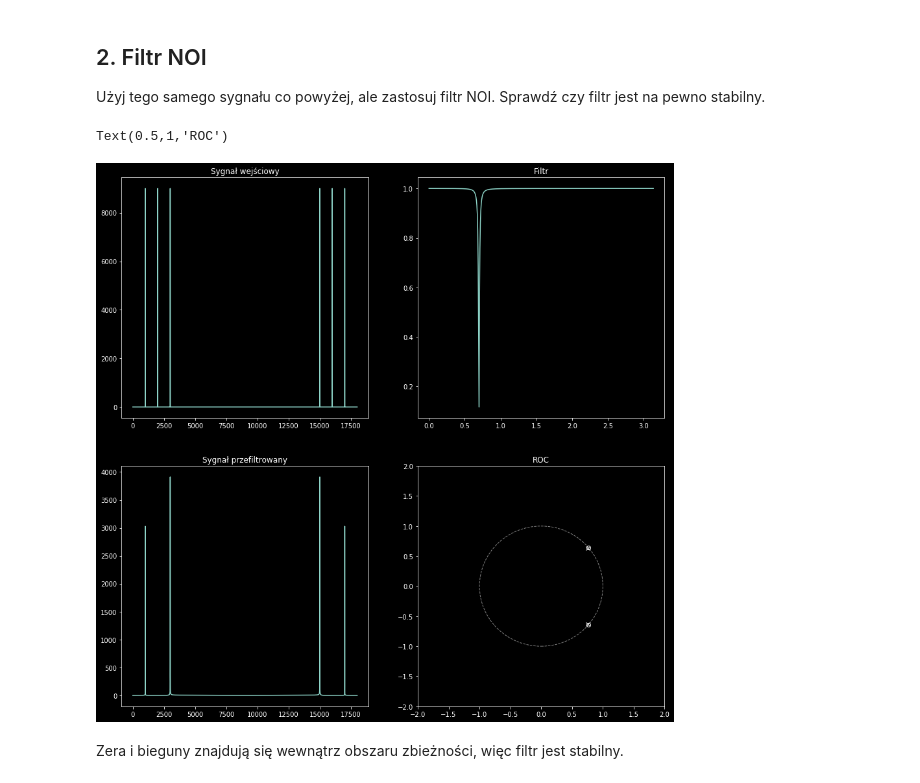
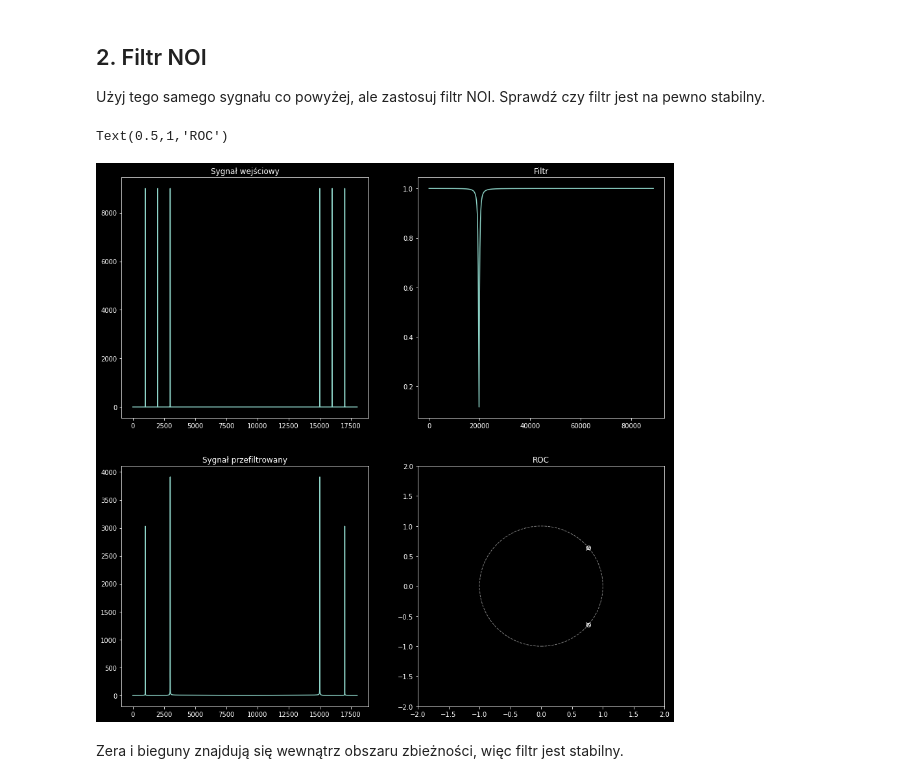
Before and after one commit to nietup/SignalProcessing, a Jupyter notebook: Lab7_dz_Filtry_cyfrowe.ipynb, the cells around one changed output. Saved outputs shown, nothing was run; the diff lists cells and outputs as text; code cells hidden in the pictures.

```diff
--- a/Lab7_dz_Filtry_cyfrowe.ipynb
+++ b/Lab7_dz_Filtry_cyfrowe.ipynb
@@ -392,39 +389,40 @@ w0 = f0/(fs/2) # normalize
 b, a = iirnotch(w0, Q)
 
 w, h = freqz(b, a)
+w_un = w*pi*fs/2
 
 s2 = convolve(s, b)
 S2 = fft.fft(s2)
 
 style.use("dark_background")
 figure(figsize=(15, 15))
 subplot(221)
 plot(abs(S))
 title("Sygnał wejściowy")
 subplot(223)
 plot(abs(S2))
 title("Sygnał przefiltrowany")
 subplot(222)
-plot(w, abs(h))
+plot(w_un, abs(h))
 title("Filtr")
 
 from matplotlib import patches
 from scipy.signal import tf2zpk
 
 
 ax = subplot(224)
 
 ax.add_patch(patches.Circle((0,0), radius=1, fill=False, color='white', ls='dashed', alpha=0.5))
 xlim(-2, 2)
 ylim(-2, 2)
 
 z, p, k = tf2zpk(b, a)
 
 plot(z.real, z.imag, "ok", fillstyle="none", markeredgecolor="white")
 plot(p.real, p.imag, "xw")
 title("ROC")
 # %% [output]
 Text(0.5,1,'ROC')
-[figure, old version]
+[figure, new version]
 # %% [markdown]
 Zera i bieguny znajdują się wewnątrz obszaru zbieżności, więc filtr jest stabilny.
```
Also changed, not shown: parts of 4 cells of this notebook.
